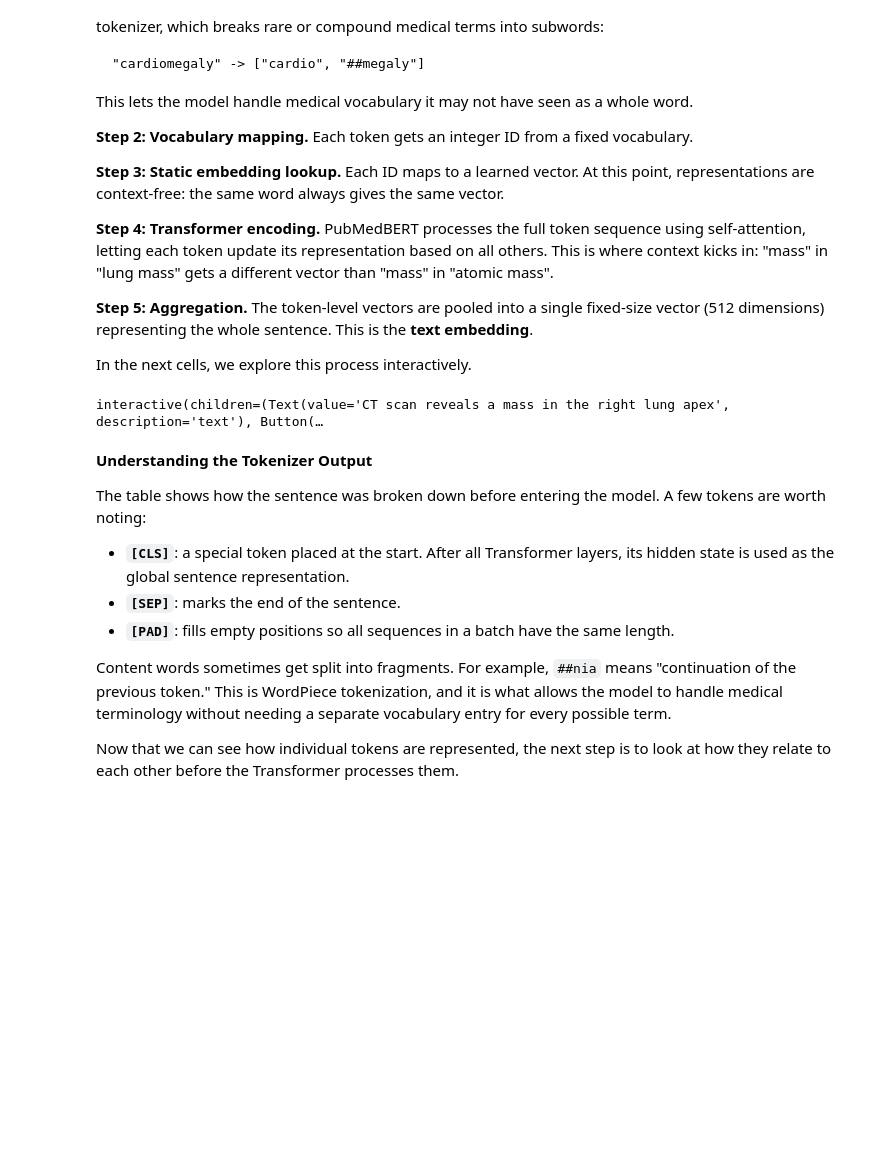
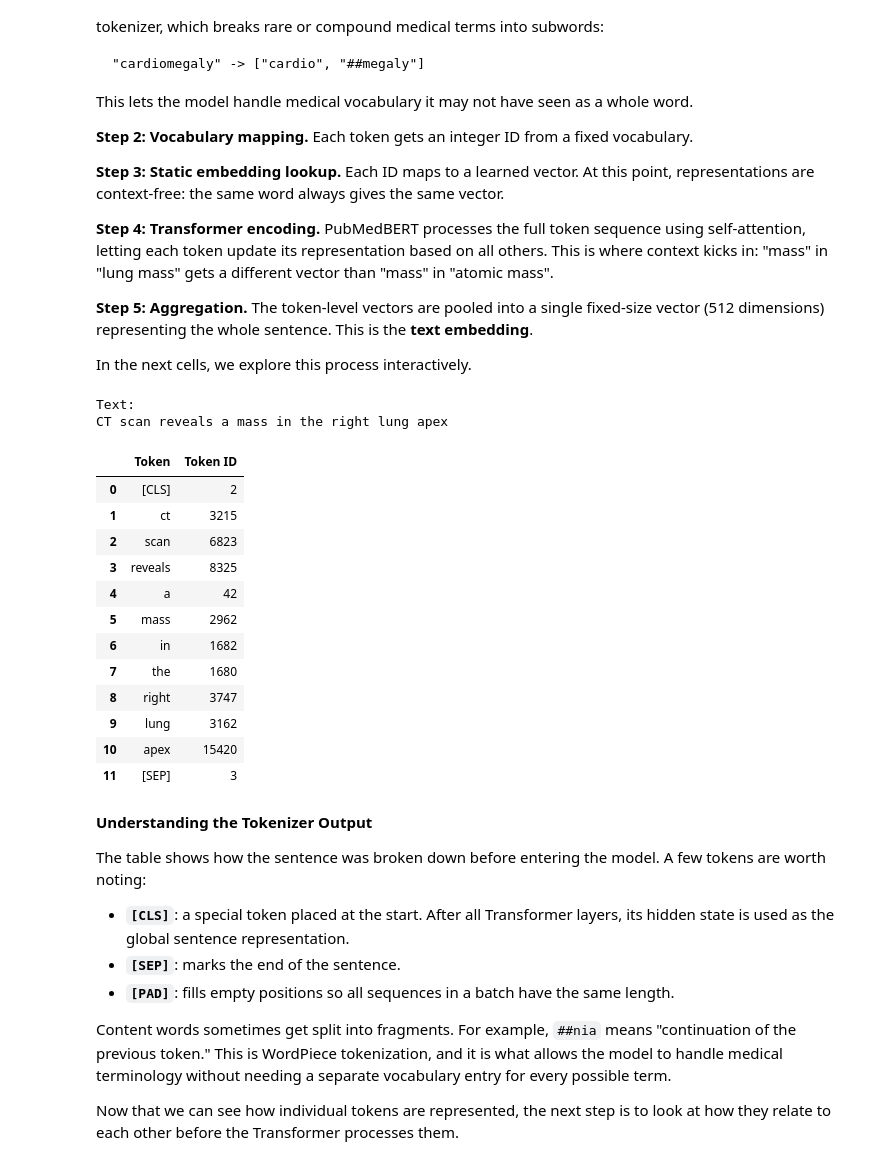
Before and after one commit to MeriemAfafHaddou/multimodal_ai_biomedclip, a Jupyter notebook: multimodal_ai_biomed_CLIP.ipynb, the cells around one changed output. Cells and saved outputs as stored; diff of their text form; code cells hidden in the pictures; blank space fills up the shorter version.

```diff
--- a/multimodal_ai_biomed_CLIP.ipynb
+++ b/multimodal_ai_biomed_CLIP.ipynb
@@ -149,29 +135,44 @@ def tokenize_text(text, max_context_length=256):
 
   return token_ids, readable_tokens, num_valid_tokens, valid_tokens_mask
 # %%
-@interact_manual(text='CT scan reveals a mass in the right lung apex')
 def tokenize_text_interactive(text):
   """
   Interactive tool to visualize how a sentence is tokenized.
 
   It shows:
   - the original text
   - the tokens produced by the tokenizer
   - their corresponding token IDs
   """
   # Tokenize input sentence
   token_ids, tokens, num_valid_tokens, _ = tokenize_text(text)
   # Print the text with "Text:" underlined for better visual readability
   print(f"\n\033[4mText:\033[0m\n{text}")
   # Build readable table (only valid tokens, no padding)
   df = pd.DataFrame({
     "Token": tokens[:num_valid_tokens],
     "Token ID": token_ids[0][:num_valid_tokens].tolist()
   })
   # Display table in notebook
   display(df)
+
+tokenize_text_interactive(text='CT scan reveals a mass in the right lung apex')
 # %% [output]
-interactive(children=(Text(value='CT scan reveals a mass in the right lung apex', description='text'), Button(…
+Text:
+CT scan reveals a mass in the right lung apex
+|  | Token | Token ID |
+| 0 | [CLS] | 2 |
+| 1 | ct | 3215 |
+| 2 | scan | 6823 |
+| 3 | reveals | 8325 |
+| 4 | a | 42 |
+| 5 | mass | 2962 |
+| 6 | in | 1682 |
+| 7 | the | 1680 |
+| 8 | right | 3747 |
+| 9 | lung | 3162 |
+| 10 | apex | 15420 |
+| 11 | [SEP] | 3 |
 # %% [markdown]
 **Understanding the Tokenizer Output**
 
```
Also changed, not shown: parts of 7 cells of this notebook.
